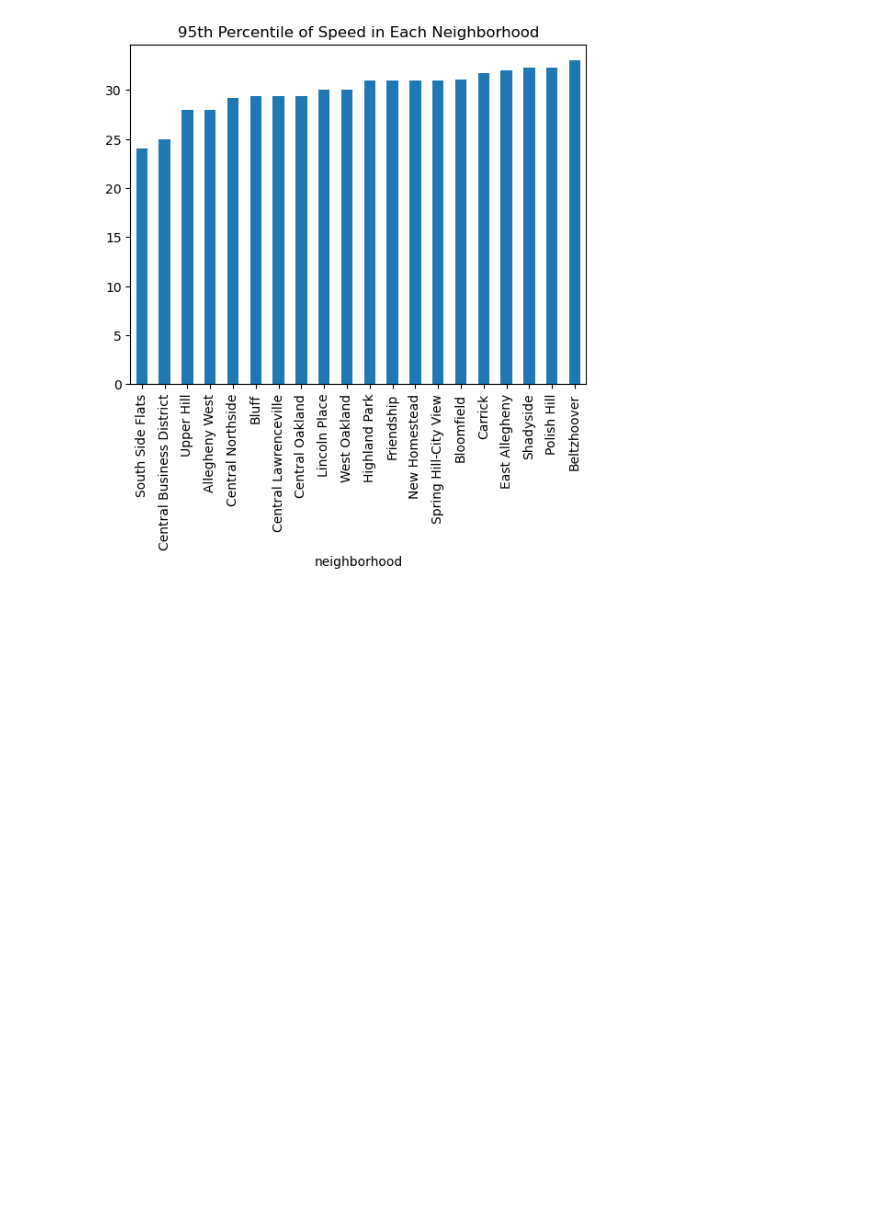
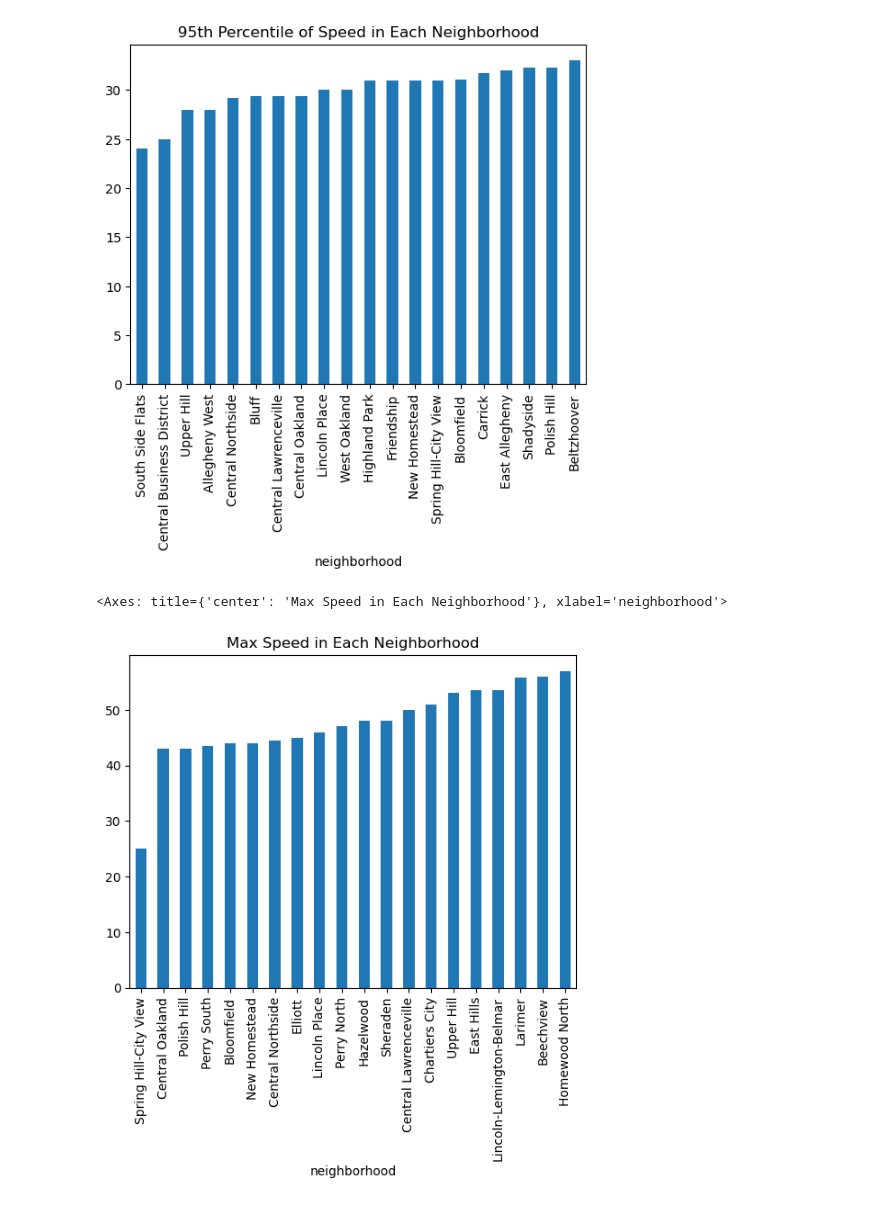
Before and after one commit to pollynaneva/finalneighborhoodproject, a Jupyter notebook: PollyData/Neighborhood.ipynb, the cells around one changed output. Drawn from its saved outputs; the diff is of its cells as text; code cells hidden in the pictures; blank space fills up the shorter version.

```diff
--- a/PollyData/Neighborhood.ipynb
+++ b/PollyData/Neighborhood.ipynb
@@ -23,7 +25,10 @@ avg.plot(x='Neighborhoods', y='95th Percentile of Speed', kind='bar', title='95t
 # %%
 trafficData = pd.read_csv("Traffic.csv", index_col="_id")
 df = trafficData[["neighborhood", "max_speed"]]
 df = df.dropna(subset=["max_speed"])
 avg = df.groupby("neighborhood")["max_speed"].mean()
 avg = avg.nsmallest(n=20)
-avg.plot(x='Neighborhoods', y='95th Percentile of Speed', kind='bar', title='95th Percentile of Speed in Each Neighborhood')
+avg.plot(x='Neighborhoods', y='Max Speed', kind='bar', title='Max Speed in Each Neighborhood')
+# %% [output]
+<Axes: title={'center': 'Max Speed in Each Neighborhood'}, xlabel='neighborhood'>
+[figure, added]
```
Also changed, not shown: parts of 1 cell of this notebook.
